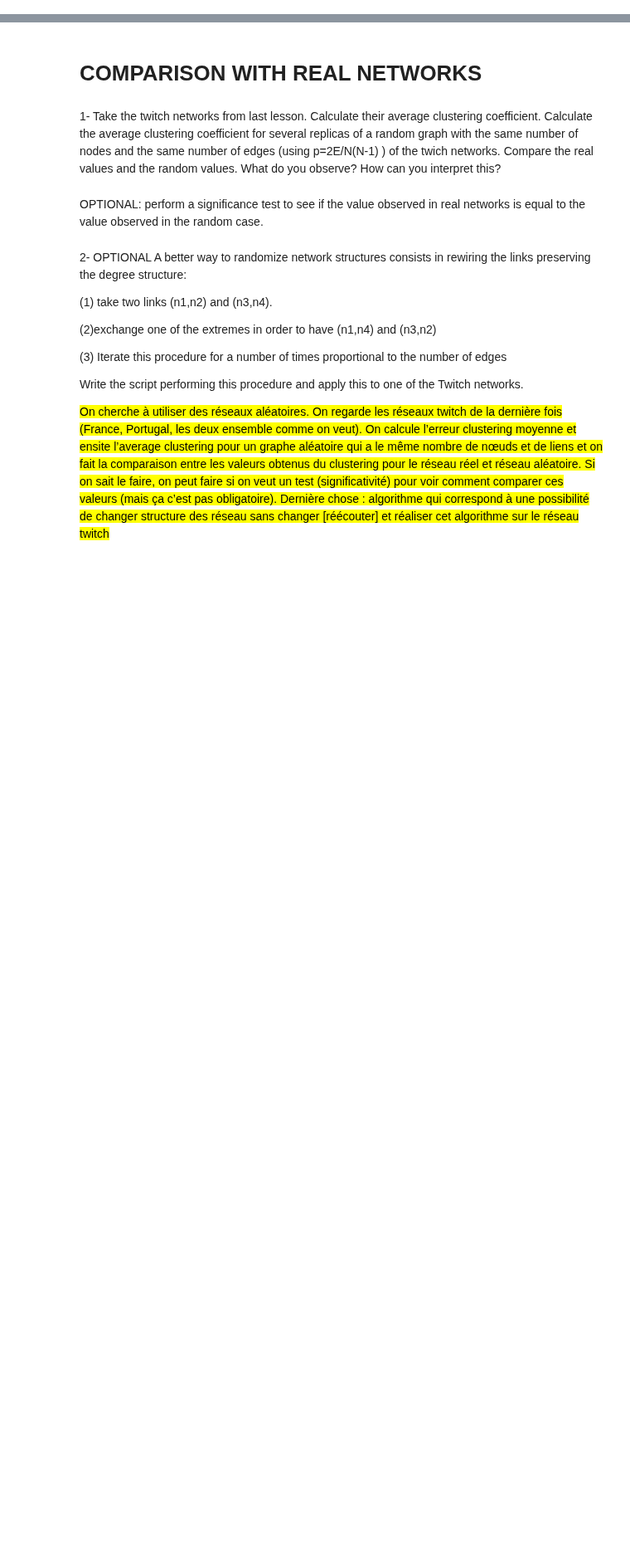
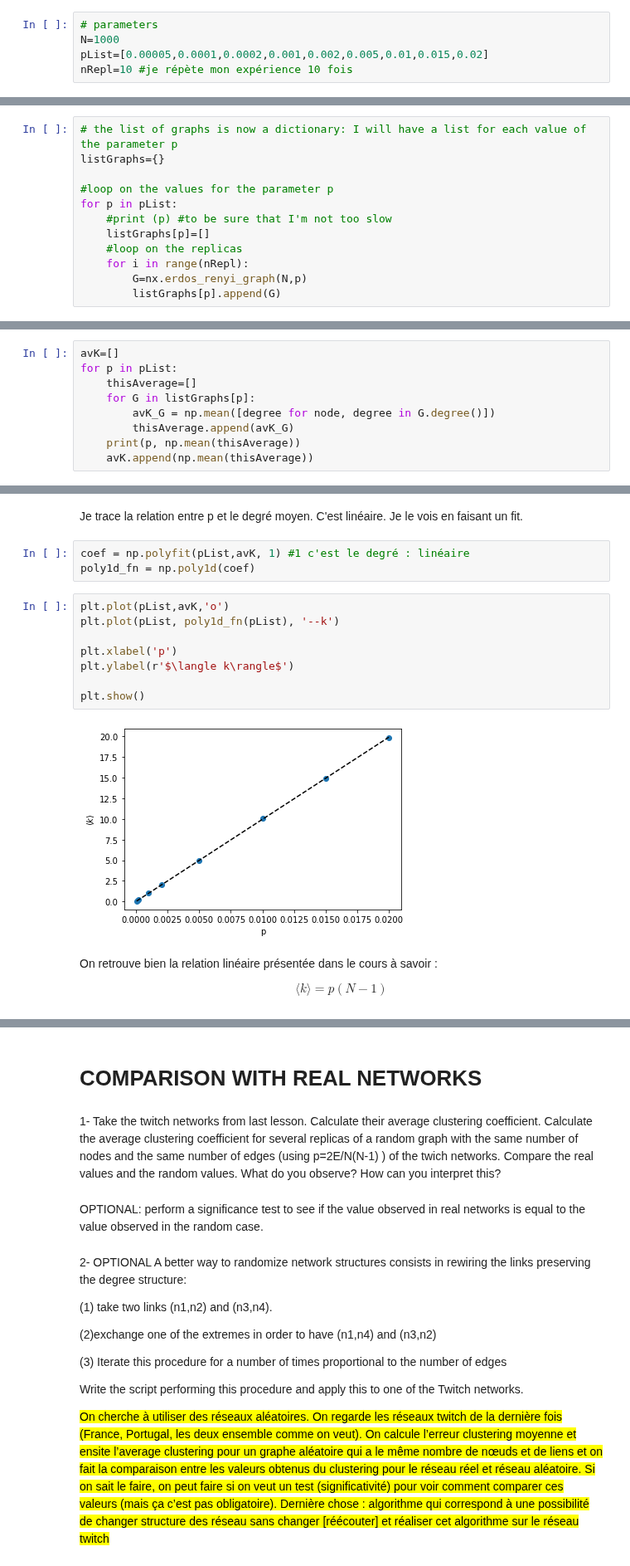
Before and after one commit to ARKEnsae/DM_Analyse_Reseaux, a Jupyter notebook: CC5/Exos_10Mar2021/ex_maison/ex_maison_KA.ipynb, the cells around one changed output, grey strips where cells are left out. Shown at 83% size. Cells and saved outputs as stored; diff of their text form; blank space fills up the shorter version.

```diff
--- a/CC5/Exos_10Mar2021/ex_maison/ex_maison_KA.ipynb
+++ b/CC5/Exos_10Mar2021/ex_maison/ex_maison_KA.ipynb
@@ -6,0 +25,5 @@ Ces exercices portent principalement sur les 2 premiers exercices vus en classe
+# %%
+# parameters
+N=1000
+pList=[0.00005,0.0001,0.0002,0.001,0.002,0.005,0.01,0.015,0.02]
+nRepl=10 #je répète mon expérience 10 fois
@@ -7 +41,13 @@ Ces exercices portent principalement sur les 2 premiers exercices vus en classe
+# %%
+# the list of graphs is now a dictionary: I will have a list for each value of the parameter p
+listGraphs={}
+
+#loop on the values for the parameter p
+for p in pList:
+    #print (p) #to be sure that I'm not too slow
+    listGraphs[p]=[]
+    #loop on the replicas
+    for i in range(nRepl):
+        G=nx.erdos_renyi_graph(N,p)
+        listGraphs[p].append(G)
 # %% [markdown]
@@ -8,0 +59,9 @@ Ces exercices portent principalement sur les 2 premiers exercices vus en classe
+# %%
+avK=[]
+for p in pList:
+    thisAverage=[]
+    for G in listGraphs[p]:
+        avK_G = np.mean([degree for node, degree in G.degree()])
+        thisAverage.append(avK_G)
+    print(p, np.mean(thisAverage))
+    avK.append(np.mean(thisAverage))
@@ -8,0 +78,19 @@ Ces exercices portent principalement sur les 2 premiers exercices vus en classe
+# %% [markdown]
+Je trace la relation entre p et le degré moyen. C'est linéaire. Je le vois en faisant un fit.
+# %%
+coef = np.polyfit(pList,avK, 1) #1 c'est le degré : linéaire
+poly1d_fn = np.poly1d(coef)
+# %%
+plt.plot(pList,avK,'o')
+plt.plot(pList, poly1d_fn(pList), '--k')
+
+plt.xlabel('p')
+plt.ylabel(r'$\langle k\rangle$')
+
+plt.show()
+# %% [output]
+[figure, added]
+# %% [markdown]
+On retrouve bien la relation linéaire présentée dans le cours à savoir :
+
+$$\langle k\rangle= p(N-1)$$
```
Also changed, not shown: parts of 26 cells of this notebook.
